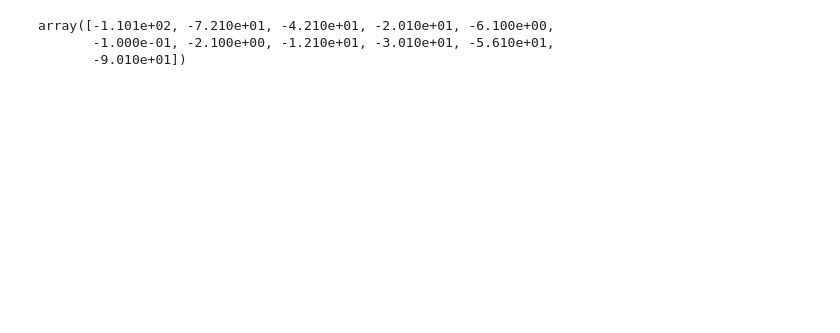
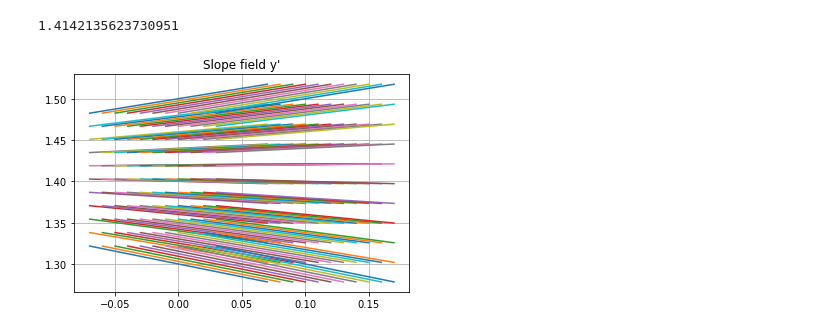
Before and after one commit to michlee1337/DataScience, a Jupyter notebook: Math/ODEs.ipynb, the cells around one changed output. Saved outputs shown, nothing was run; the diff lists cells and outputs as text; code cells hidden in the pictures; blank space fills up the shorter version.

```diff
--- a/Math/ODEs.ipynb
+++ b/Math/ODEs.ipynb
@@ -33,6 +37,29 @@ plt.plot(xn,f(xn))
-# %%
-(1-y)*y -0.1
-# %% [output]
-array([-1.101e+02, -7.210e+01, -4.210e+01, -2.010e+01, -6.100e+00,
-       -1.000e-01, -2.100e+00, -1.210e+01, -3.010e+01, -5.610e+01,
-       -9.010e+01])
+# %%
+math.sqrt(2)
+# %% [output]
+1.4142135623730951
+# %%
+import numpy as np
+import math
+from matplotlib import pyplot as plt
+
+def diff(x,y):
+    return(y**2-2)
+
+x = np.linspace(0,0.1,11)
+y = np.linspace(1.3,1.5,11)
+
+for j in x:
+    for k in y:
+        slope = diff(j,k)
+        domain = np.linspace(j-0.07,j+0.07,2)
+        def fun(x1,y1):
+            z = slope*(domain-x1)+y1
+            return z
+        plt.plot(domain,fun(j,k),solid_capstyle='projecting',solid_joinstyle='bevel')
+
+plt.title("Slope field y'")
+plt.grid(True)
+plt.show()
+# %% [output]
+[figure, added]
```
Also changed, not shown: parts of 12 cells of this notebook, 9 other files.
